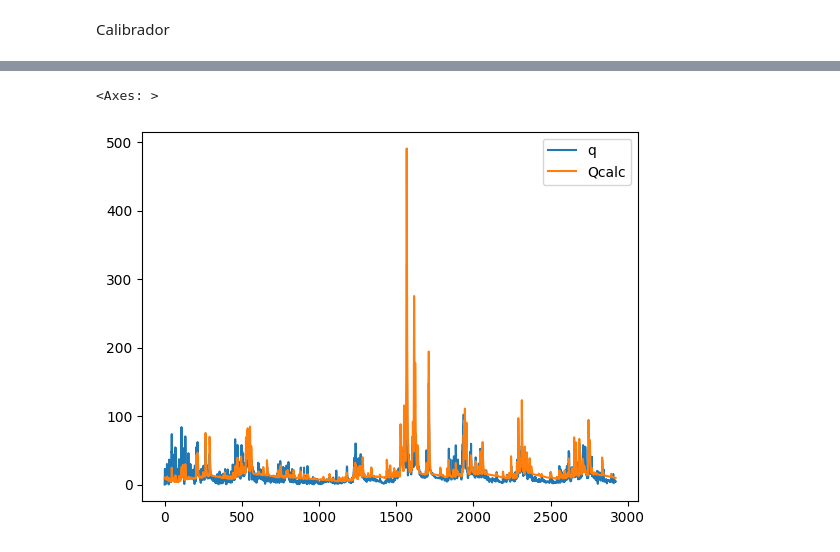
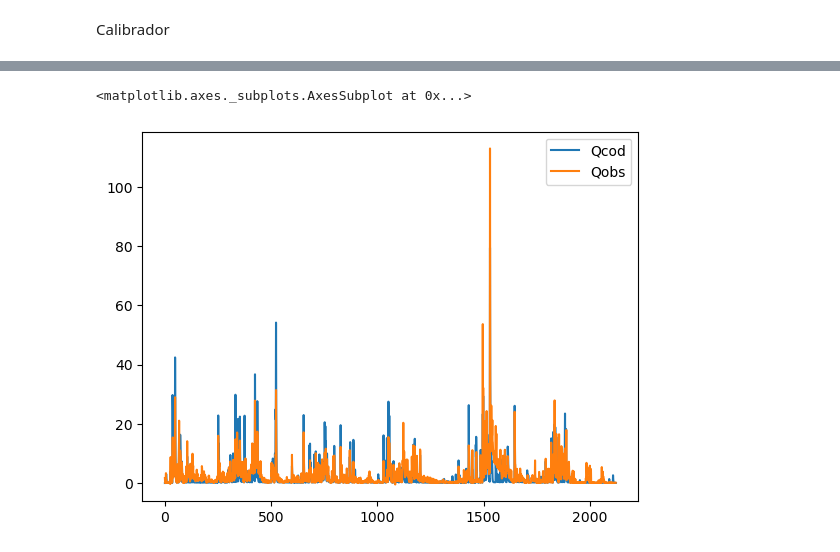
Before and after one commit to dariohhossoda/MOGESTpy, a Jupyter notebook: Applications/examples/CalibrarSmap.ipynb, the cells around one changed output, grey strips where cells are left out. Drawn from its saved outputs; the diff is of its cells as text; code cells hidden in the pictures.

```diff
--- a/Applications/examples/CalibrarSmap.ipynb
+++ b/Applications/examples/CalibrarSmap.ipynb
@@ -1,7 +1,8 @@
 # %%
-from mogestpy .quantity.Hydrological import SMAP
+import spotpy
+from mogestpy.quantity.Hydrological import SMAP
 import pandas as pd
 
-df = pd.read_csv(r'C:\Users\terci\OneDrive\Área de Trabalho\jag.csv')
+df = pd.read_excel(r'D:\Dados\smap_jundiai.xlsx')
 display(df)
 # %% [output]
@@ -21,12 +26,22 @@ display(df)
 # %% [markdown]
 Calibrador
 # %%
-bacia = SMAP.SMAP.Basin(1492.52574535723, 1240.6, 0.16341751968226, 0.5, 9.54, 0.5, 30, 2.43504083550897, 2.5)
-ponto = SMAP.SMAP.Point(df['pr'], df['ETo'])
+bacia = SMAP.SMAP.Basin(
+    Str=100,
+    k2t=0.848790939326689,
+    Crec=1.00998050978914,
+    Ai=2.44891091946412,
+    Capc=50,
+    kkt=68.85081378162,
+    TUin=5/100,
+    EBin=0,
+    AD=109.08
+)
+ponto = SMAP.SMAP.Point(df['P'], df['ETP'])
 modelo = SMAP.SMAP(ponto, bacia)
 modelo.RunModel()
 
-kge = spotpy.objectivefunctions.kge(df['q'], modelo.Q)
+kge = spotpy.objectivefunctions.kge(df['Qobs'], modelo.Q)
 
 print(kge)
 # %% [output]
@@ -36,11 +65,9 @@ df.filter(items=['Qcalc', 'q']).to_csv(r'C:\Users\terci\OneDrive\Área de Trabal
 # %%
-import matplotlib
+df['Qcod'] = modelo.Q
 
-df['Qcalc'] = modelo.Q
-
-df.filter(items=['Qcalc', 'q']).plot()
+df.filter(items=['Qcod', 'Qobs']).plot()
 # %% [output]
-<Axes: >
+<matplotlib.axes._subplots.AxesSubplot at 0x...>
-[figure, old version]
+[figure, new version]
 # %%
 import spotpy
```
Also changed, not shown: parts of 9 cells of this notebook, 5 other files.
